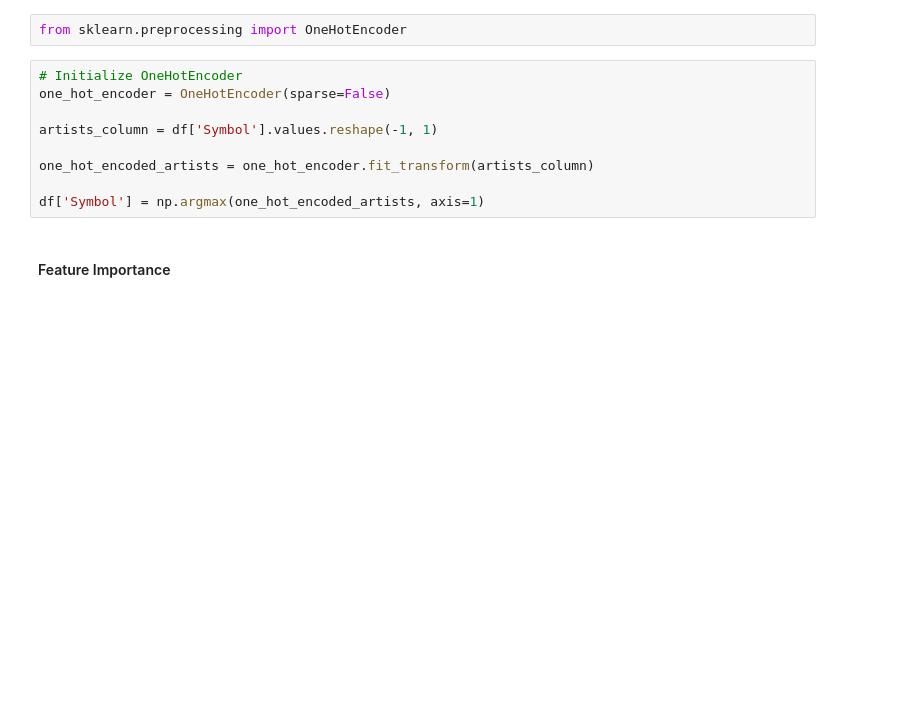
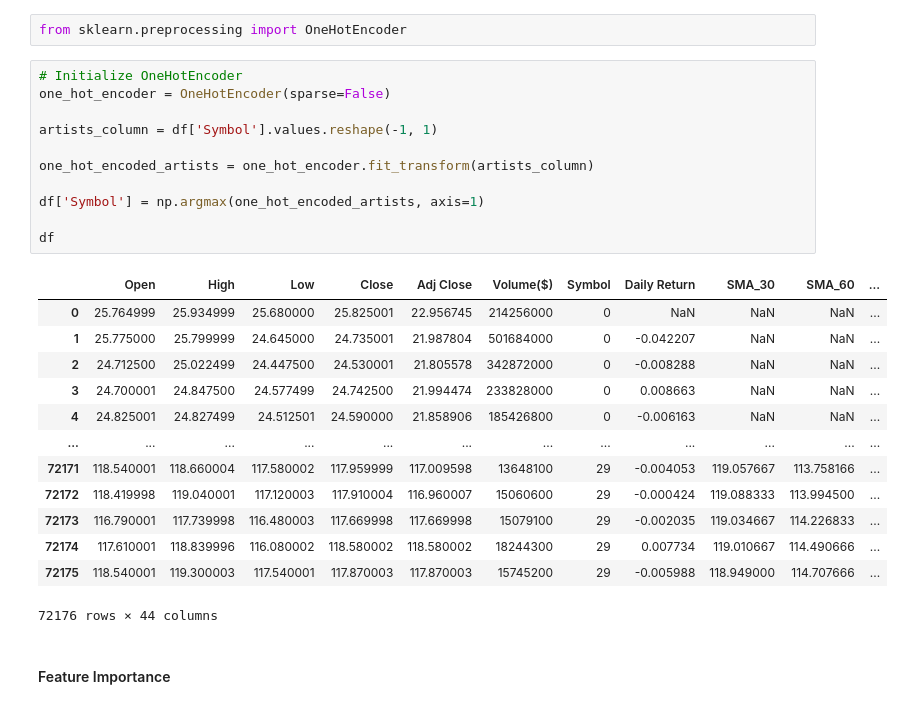
Before and after one commit to EthanFalcao/WPI-IA-Portfolio-Optimization-and-Risk-Analysis, a Jupyter notebook: 4. Feature Selection.ipynb, the cells around one changed output. Cells and saved outputs as stored; diff of their text form; blank space fills up the shorter version.

```diff
--- a/4. Feature Selection.ipynb
+++ b/4. Feature Selection.ipynb
@@ -61,12 +70,28 @@ from sklearn.preprocessing import OneHotEncoder
 # %%
 # Initialize OneHotEncoder
 one_hot_encoder = OneHotEncoder(sparse=False)
 
 artists_column = df['Symbol'].values.reshape(-1, 1)
 
 one_hot_encoded_artists = one_hot_encoder.fit_transform(artists_column)
 
 df['Symbol'] = np.argmax(one_hot_encoded_artists, axis=1)
+
+df
+# %% [output]
+|  | Open | High | Low | Close | Adj Close | Volume($) | Symbol | Daily Return | SMA_30 | SMA_60 | ... |
+| 0 | 25.764999 | 25.934999 | 25.680000 | 25.825001 | 22.956745 | 214256000 | 0 | NaN | NaN | NaN | ... |
+| 1 | 25.775000 | 25.799999 | 24.645000 | 24.735001 | 21.987804 | 501684000 | 0 | -0.042207 | NaN | NaN | ... |
+| 2 | 24.712500 | 25.022499 | 24.447500 | 24.530001 | 21.805578 | 342872000 | 0 | -0.008288 | NaN | NaN | ... |
+| 3 | 24.700001 | 24.847500 | 24.577499 | 24.742500 | 21.994474 | 233828000 | 0 | 0.008663 | NaN | NaN | ... |
+| 4 | 24.825001 | 24.827499 | 24.512501 | 24.590000 | 21.858906 | 185426800 | 0 | -0.006163 | NaN | NaN | ... |
+| ... | ... | ... | ... | ... | ... | ... | ... | ... | ... | ... | ... |
+| 72171 | 118.540001 | 118.660004 | 117.580002 | 117.959999 | 117.009598 | 13648100 | 29 | -0.004053 | 119.057667 | 113.758166 | ... |
+| 72172 | 118.419998 | 119.040001 | 117.120003 | 117.910004 | 116.960007 | 15060600 | 29 | -0.000424 | 119.088333 | 113.994500 | ... |
+| 72173 | 116.790001 | 117.739998 | 116.480003 | 117.669998 | 117.669998 | 15079100 | 29 | -0.002035 | 119.034667 | 114.226833 | ... |
+| 72174 | 117.610001 | 118.839996 | 116.080002 | 118.580002 | 118.580002 | 18244300 | 29 | 0.007734 | 119.010667 | 114.490666 | ... |
+| 72175 | 118.540001 | 119.300003 | 117.540001 | 117.870003 | 117.870003 | 15745200 | 29 | -0.005988 | 118.949000 | 114.707666 | ... |
+72176 rows × 44 columns
 # %% [markdown]
 #### Feature Importance
 # %%
```
Also changed, not shown: parts of 11 cells of this notebook, 3 other files.
